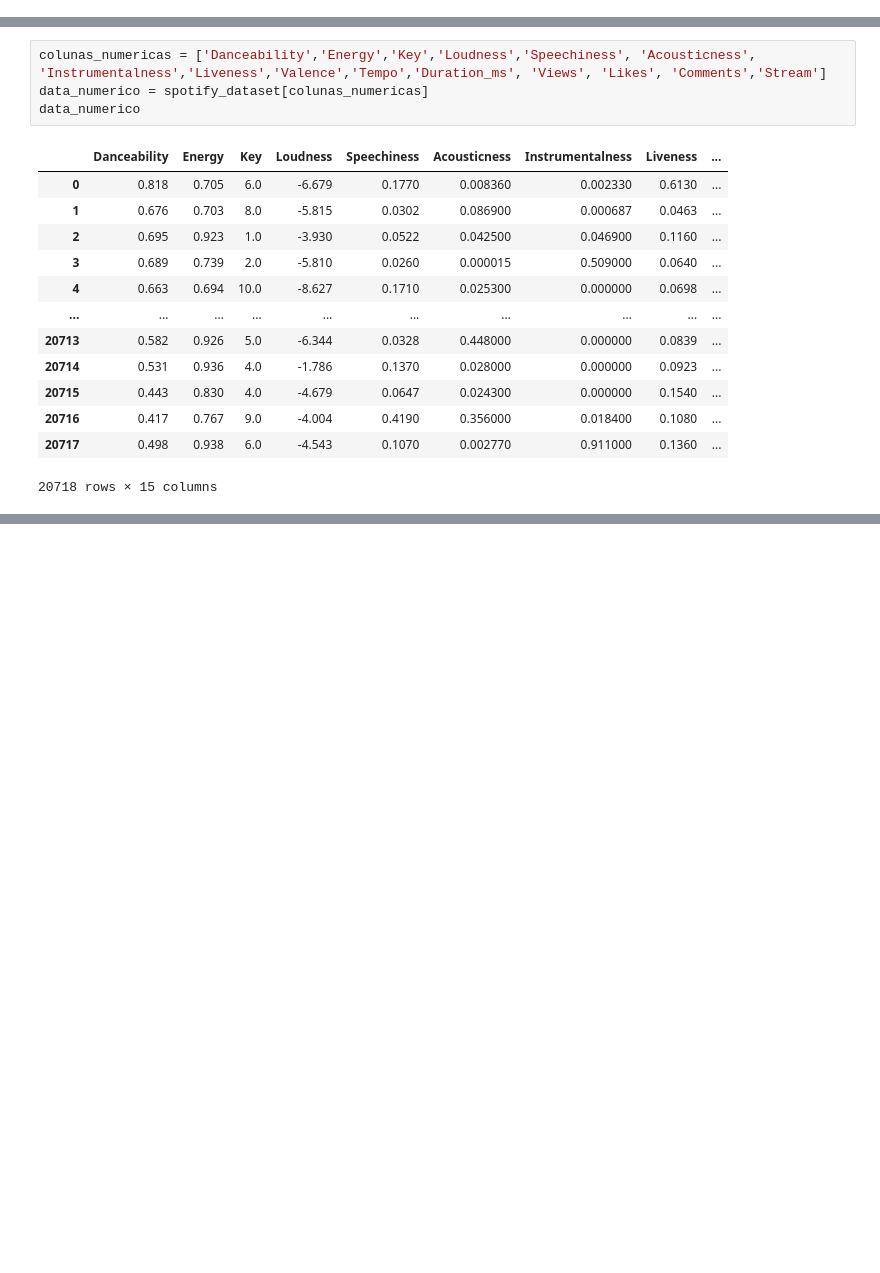
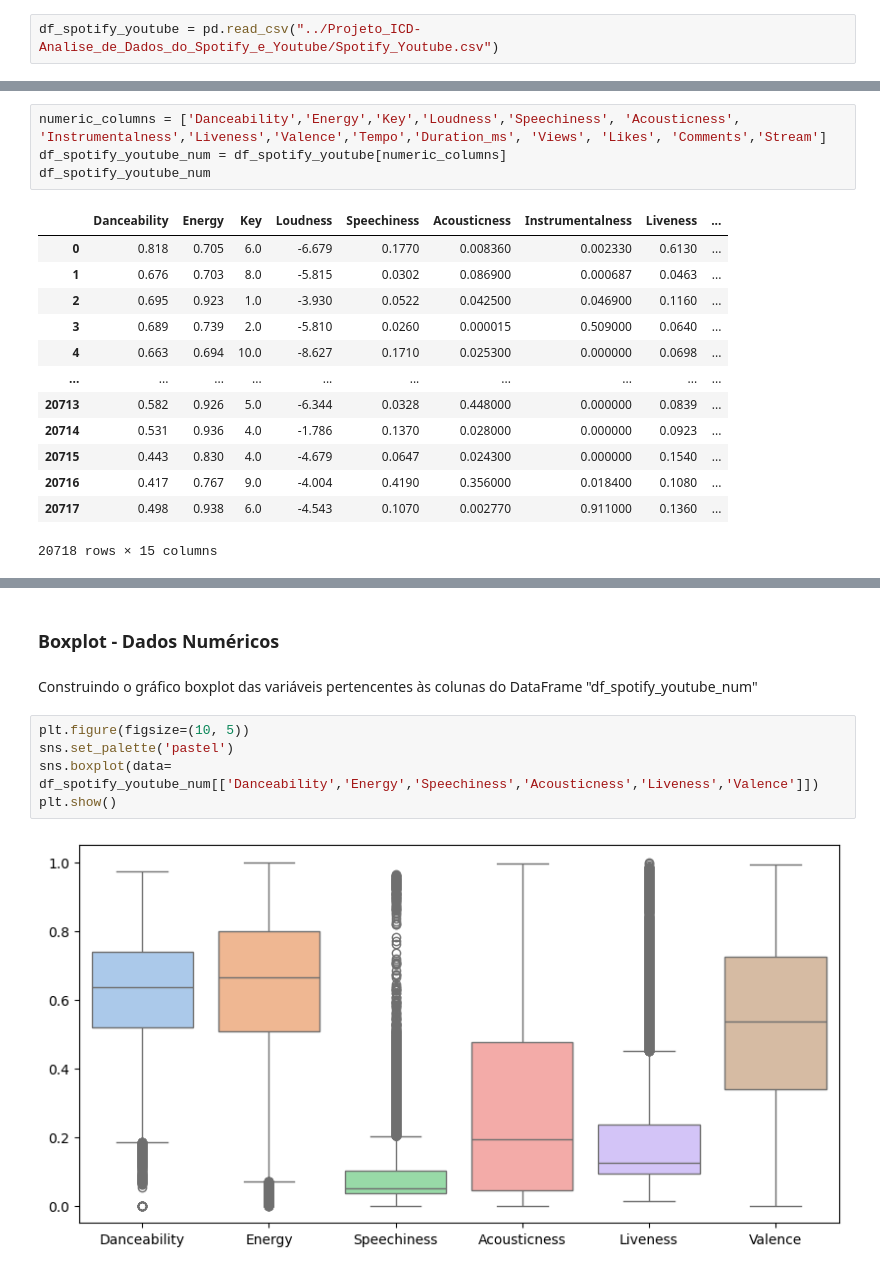
Before and after one commit to sylrod569/Projeto-ICD---An-lise-de-Dados-do-Spotify-Youtube, a Jupyter notebook: tratamento_de_dados.ipynb, the cells around one changed output, grey strips where cells are left out. Saved outputs shown, nothing was run; the diff lists cells and outputs as text; blank space fills up the shorter version.

Commit message:
Atualizando o arquivo de tratamento de dados

```diff
--- a/tratamento_de_dados.ipynb
+++ b/tratamento_de_dados.ipynb
@@ -21,0 +11,2 @@ spotify_dataset
+# %%
+df_spotify_youtube = pd.read_csv("../Projeto_ICD-Analise_de_Dados_do_Spotify_e_Youtube/Spotify_Youtube.csv")
@@ -22,7 +15,7 @@ spotify_dataset
 # %%
-colunas_numericas = ['Danceability','Energy','Key','Loudness','Speechiness', 'Acousticness', 'Instrumentalness','Liveness','Valence','Tempo','Duration_ms', 'Views', 'Likes', 'Comments','Stream']
-data_numerico = spotify_dataset[colunas_numericas]
-data_numerico
+numeric_columns = ['Danceability','Energy','Key','Loudness','Speechiness', 'Acousticness', 'Instrumentalness','Liveness','Valence','Tempo','Duration_ms', 'Views', 'Likes', 'Comments','Stream']
+df_spotify_youtube_num = df_spotify_youtube[numeric_columns]
+df_spotify_youtube_num
 # %% [output]
 |  | Danceability | Energy | Key | Loudness | Speechiness | Acousticness | Instrumentalness | Liveness | ... |
 | 0 | 0.818 | 0.705 | 6.0 | -6.679 | 0.1770 | 0.008360 | 0.002330 | 0.6130 | ... |
@@ -48,0 +162,11 @@ Name: count, dtype: int64
+# %% [markdown]
+### Boxplot - Dados Numéricos
+# %% [markdown]
+Construindo o gráfico boxplot das variáveis pertencentes às colunas do DataFrame "df_spotify_youtube_num"
+# %%
+plt.figure(figsize=(10, 5))
+sns.set_palette('pastel')
+sns.boxplot(data= df_spotify_youtube_num[['Danceability','Energy','Speechiness','Acousticness','Liveness','Valence']])
+plt.show()
+# %% [output]
+[figure, added]
```
Also changed, not shown: parts of 28 cells of this notebook.
